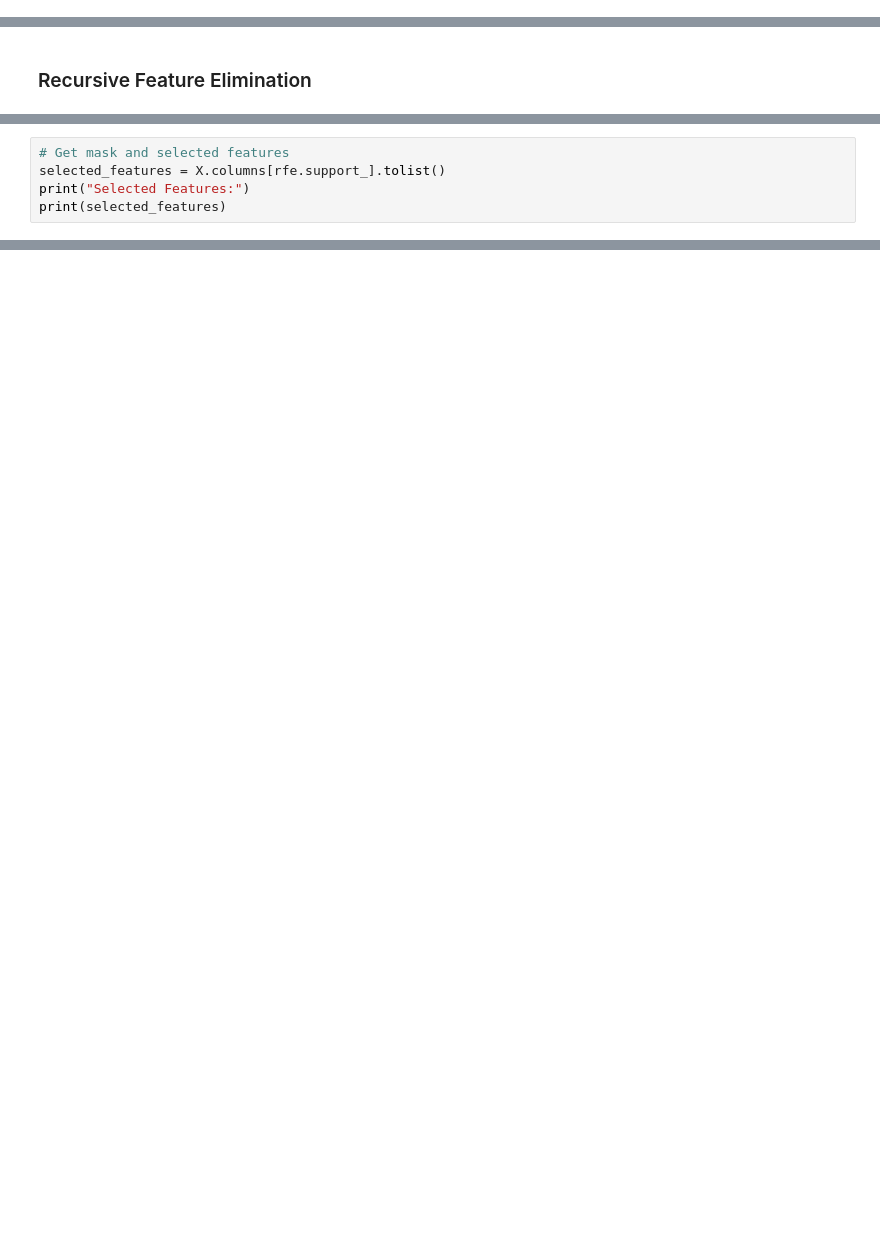
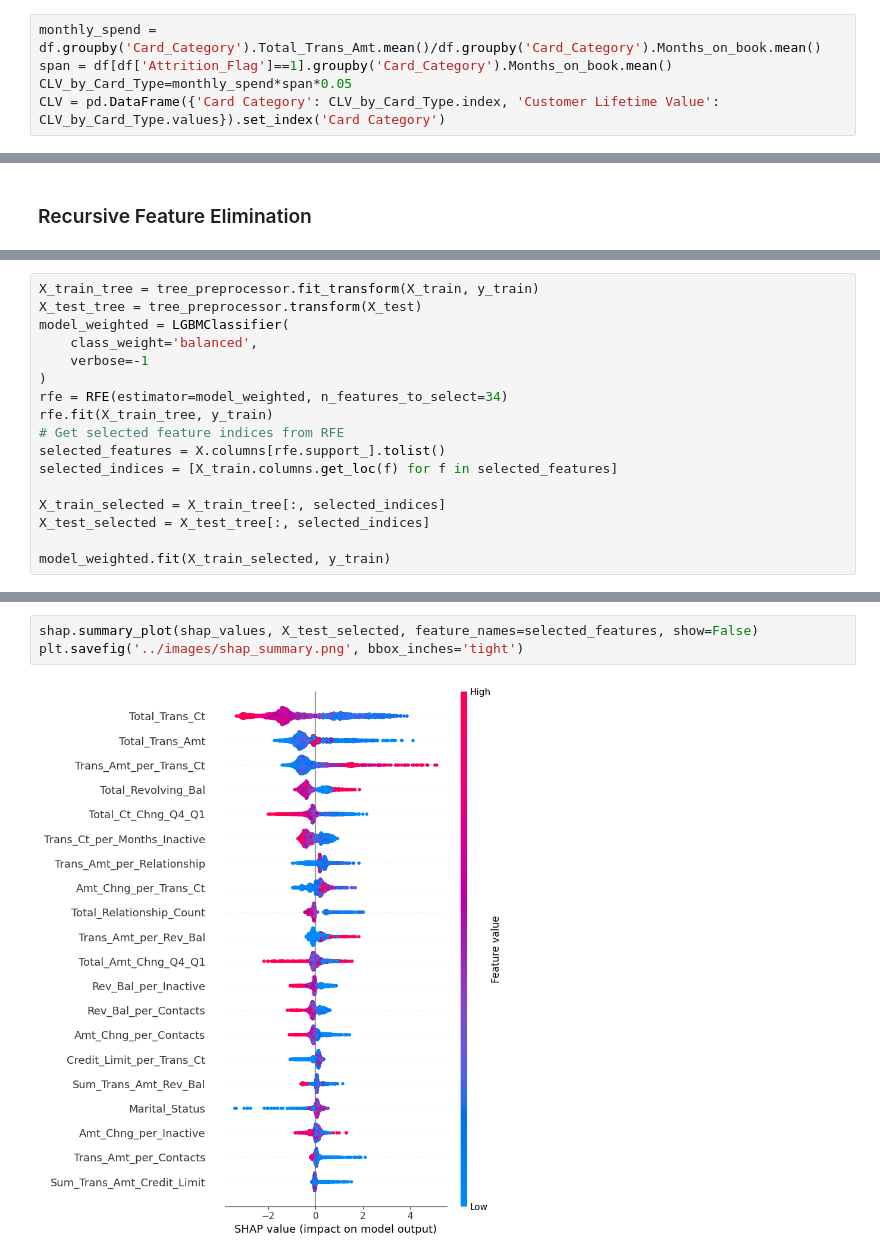
Before and after one commit to Amogh9341/Credit_Card_Churn, a Jupyter notebook: notebooks/Modelling.ipynb, the cells around one changed output, grey strips where cells are left out. Drawn from its saved outputs; the diff is of its cells as text; blank space fills up the shorter version.

```diff
--- a/notebooks/Modelling.ipynb
+++ b/notebooks/Modelling.ipynb
@@ -318,0 +347,5 @@ tree_preprocessor = ColumnTransformer([
+# %%
+monthly_spend = df.groupby('Card_Category').Total_Trans_Amt.mean()/df.groupby('Card_Category').Months_on_book.mean()
+span = df[df['Attrition_Flag']==1].groupby('Card_Category').Months_on_book.mean()
+CLV_by_Card_Type=monthly_spend*span*0.05
+CLV = pd.DataFrame({'Card Category': CLV_by_Card_Type.index, 'Customer Lifetime Value': CLV_by_Card_Type.values}).set_index('Card Category')
@@ -567,6 +679,18 @@ cost_optim_df[cost_optim_df['Min_Cost'].idxmin()]
 # %%
-# Get mask and selected features
+X_train_tree = tree_preprocessor.fit_transform(X_train, y_train)
+X_test_tree = tree_preprocessor.transform(X_test)
+model_weighted = LGBMClassifier(
+    class_weight='balanced',
+    verbose=-1
+)
+rfe = RFE(estimator=model_weighted, n_features_to_select=34)
+rfe.fit(X_train_tree, y_train)
+# Get selected feature indices from RFE
 selected_features = X.columns[rfe.support_].tolist()
-print("Selected Features:")
-print(selected_features)
+selected_indices = [X_train.columns.get_loc(f) for f in selected_features]
+
+X_train_selected = X_train_tree[:, selected_indices]
+X_test_selected = X_test_tree[:, selected_indices]
+
+model_weighted.fit(X_train_selected, y_train)
 # %% [output]
@@ -658,0 +743,5 @@ else:
+# %%
+shap.summary_plot(shap_values, X_test_selected, feature_names=selected_features, show=False)
+plt.savefig('../images/shap_summary.png', bbox_inches='tight')
+# %% [output]
+[figure, added]
```
Also changed, not shown: parts of 20 cells of this notebook, 40 other files.
